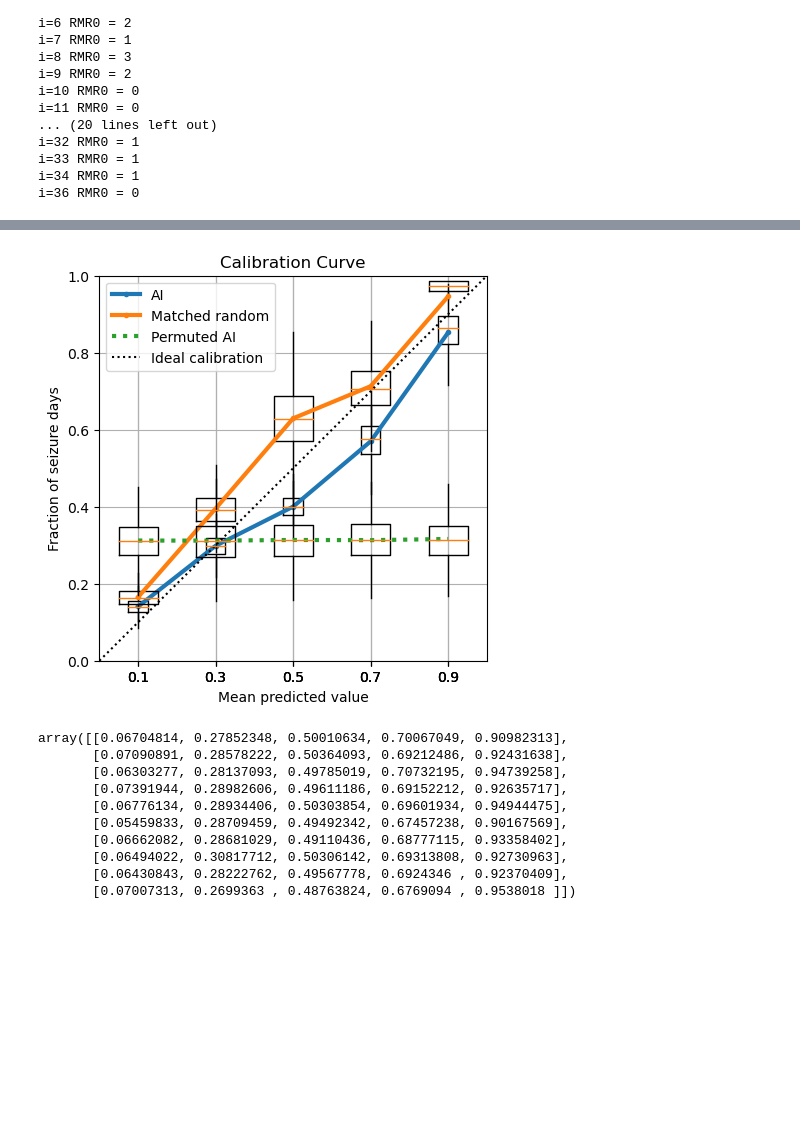
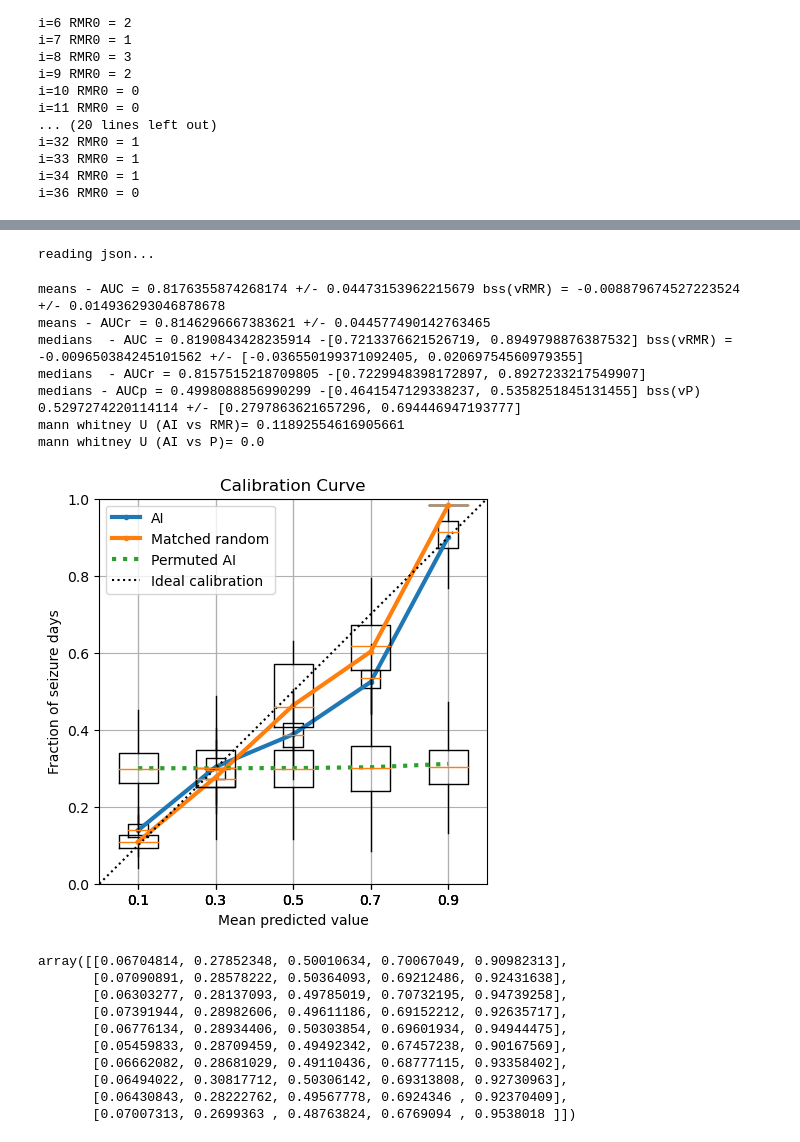
Before and after one commit to GoldenholzLab/deepManCode, a Jupyter notebook: prospectiveSUM.ipynb, the cells around one changed output, grey strips where cells are left out. Drawn from its saved outputs; the diff is of its cells as text; code cells hidden in the pictures; blank space fills up the shorter version.

```diff
--- a/prospectiveSUM.ipynb
+++ b/prospectiveSUM.ipynb
@@ -753,8 +755,10 @@ def get_the_calibration_plot_for_all(filePre):
     REPS = 1000
 
     BSS = np.zeros(REPS)
+    BSSp = np.zeros(REPS)
     auc = np.zeros(REPS)
     aucR = np.zeros(REPS)
+    aucP = np.zeros(REPS)
     prob_true = -np.ones((REPS,5))
     prob_trueR = -np.ones((REPS,5))
     prob_trueP = -np.ones((REPS,5))
@@ -830,6 +834,10 @@ def get_the_calibration_plot_for_all(filePre):
         bin_inds = get_bin_inds(p['RMR'])
         prob_trueR[thisREP,bin_inds], dummy = calibration_curve(p['y'], p['RMR'], n_bins=5)
         permutedPred = np.random.permutation(p['pred'])
+        fpr, tpr, thresholds = metrics.roc_curve(p['y'],permutedPred, pos_label=1)
+        aucP[thisREP] = metrics.auc(fpr,tpr)
+        brierP = brier_score_loss(y_true=p['y'], y_prob=permutedPred)
+        BSSp[thisREP] = 1- (brierAI / brierP)
         bin_inds = get_bin_inds(permutedPred)
         prob_trueP[thisREP,bin_inds], dummy = calibration_curve(p['y'], permutedPred, n_bins=5)
 
@@ -838,12 +846,15 @@ def get_the_calibration_plot_for_all(filePre):
 
 
 
-    print(f'means - AUC = {np.mean(auc)} +/- {np.std(auc)} bss = {np.mean(BSS)} +/- {np.std(BSS)}')
+    print(f'means - AUC = {np.mean(auc)} +/- {np.std(auc)} bss(vRMR) = {np.mean(BSS)} +/- {np.std(BSS)}')
     print(f'means - AUCr = {np.mean(aucR)} +/- {np.std(aucR)}')
-    print(f'medians  - AUC = {np.median(auc)} -{[np.percentile(auc,2.5),np.percentile(auc,97.5)]} bss = {np.median(BSS)} +/- {[np.percentile(BSS,2.5),np.percentile(BSS,97.5)]}')
+    print(f'medians  - AUC = {np.median(auc)} -{[np.percentile(auc,2.5),np.percentile(auc,97.5)]} bss(vRMR) = {np.median(BSS)} +/- {[np.percentile(BSS,2.5),np.percentile(BSS,97.5)]}')
     print(f'medians  - AUCr = {np.median(aucR)} -{[np.percentile(aucR,2.5),np.percentile(aucR,97.5)]}')
+    print(f'medians - AUCp = {np.median(aucP)} -{[np.percentile(aucP,2.5),np.percentile(aucP,97.5)]} bss(vP) {np.median(BSSp)} +/- {[np.percentile(BSSp,2.5),np.percentile(BSSp,97.5)]}')
     s,p = scipy.stats.mannwhitneyu(auc,aucR)
-    print(f'mann whitney U = {p}')
+    print(f'mann whitney U (AI vs RMR)= {p}')
+    s,p = scipy.stats.mannwhitneyu(auc,aucP)
+    print(f'mann whitney U (AI vs P)= {p}')
     return prob_true,prob_trueR,prob_trueP
 
 def make_plot_of_calibration(prob_true,prob_trueR,prob_trueP,saveTF=True):
@@ -852,36 +863,47 @@ def make_plot_of_calibration(prob_true,prob_trueR,prob_trueP,saveTF=True):
     meanK = np.zeros(5)
     for K in range(5):
         meanK[K] = np.mean(prob_true[prob_true[:,K]>=0,K])
     plt.plot([.1,.3,.5,.7,.9],meanK,'.-',label='AI',linewidth=3)
     plt.boxplot(prob_trueR,positions=[.1,.3,.5,.7,.9],showfliers=False,widths=0.1,showcaps=False)
     meanK = np.zeros(5)
     for K in range(5):
         meanK[K] = np.mean(prob_trueR[prob_trueR[:,K]>=0,K])
     plt.plot([.1,.3,.5,.7,.9],meanK,'.-',label='Matched random',linewidth=3)
     plt.boxplot(prob_trueP,positions=[.1,.3,.5,.7,.9],showfliers=False,widths=0.1,showcaps=False)
     meanK = np.zeros(5)
     for K in range(5):
         meanK[K] = np.mean(prob_trueP[prob_trueR[:,K]>=0,K])
     plt.plot([.1,.3,.5,.7,.9],meanK,':',label='Permuted AI',linewidth=3)
 
     plt.plot([0,1],[0,1],':k',label='Ideal calibration')
     plt.grid(visible=True)
     plt.xlim([0,1])
     plt.ylim([0,1])
     plt.xlabel('Mean predicted value')
     plt.ylabel('Fraction of seizure days')
     plt.title('Calibration Curve')
     plt.legend(loc='upper left')
     #plt.legend(loc='upper center', bbox_to_anchor=(0.5, -0.05),
     #    fancybox=True, shadow=True, ncol=5)
     if saveTF==True:
-        plt.savefig('Fig1-Calibration_curve-v3.tif',dpi=300)
+        plt.savefig('Fig1-Calibration_curve-v4.tif',dpi=300)
     plt.show()
 
-#prob_true,prob_trueR,prob_trueP = get_the_calibration_plot_for_all(filePre='TwoPt',)
+#fnHERE = 'TwoPt'
+fnHERE = 'TwoPt_no3'
+prob_true,prob_trueR,prob_trueP = get_the_calibration_plot_for_all(filePre=fnHERE)
 make_plot_of_calibration(prob_true,prob_trueR,prob_trueP,saveTF=True)
+#make_plot_of_calibration(prob_true,prob_trueR,prob_trueP,saveTF=False)
 # %% [output]
+reading json...
+means - AUC = 0.8176355874268174 +/- 0.04473153962215679 bss(vRMR) = -0.008879674527223524 +/- 0.014936293046878678
+means - AUCr = 0.8146296667383621 +/- 0.044577490142763465
+medians  - AUC = 0.8190843428235914 -[0.7213376621526719, 0.8949798876387532] bss(vRMR) = -0.009650384245101562 +/- [-0.036550199371092405, 0.02069754560979355]
+medians  - AUCr = 0.8157515218709805 -[0.7229948398172897, 0.8927233217549907]
+medians - AUCp = 0.4998088856990299 -[0.4641547129338237, 0.5358251845131455] bss(vP) 0.5297274220114114 +/- [0.2797863621657296, 0.694446947193777]
+mann whitney U (AI vs RMR)= 0.11892554616905661
+mann whitney U (AI vs P)= 0.0
-[figure, old version]
+[figure, new version]
 # %%
 prob_pred[0:10,:]
 # %% [output]
```
Also changed, not shown: parts of 3 cells of this notebook.
